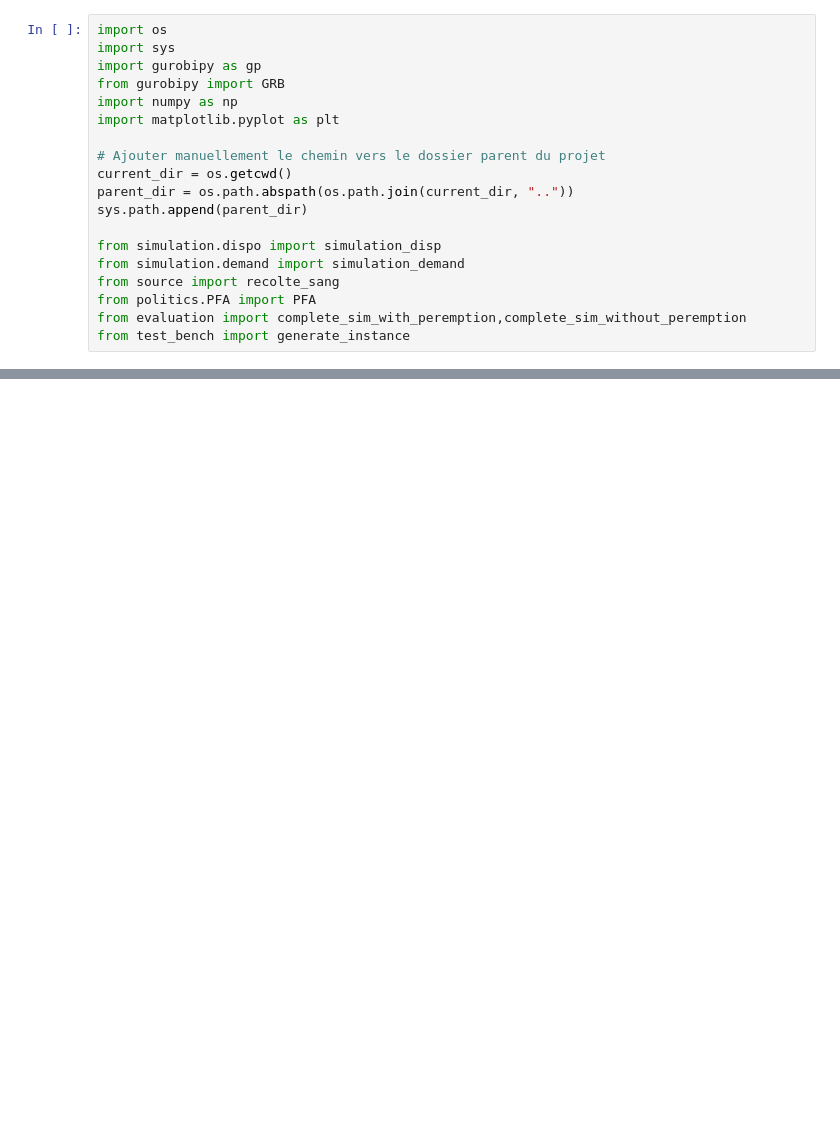
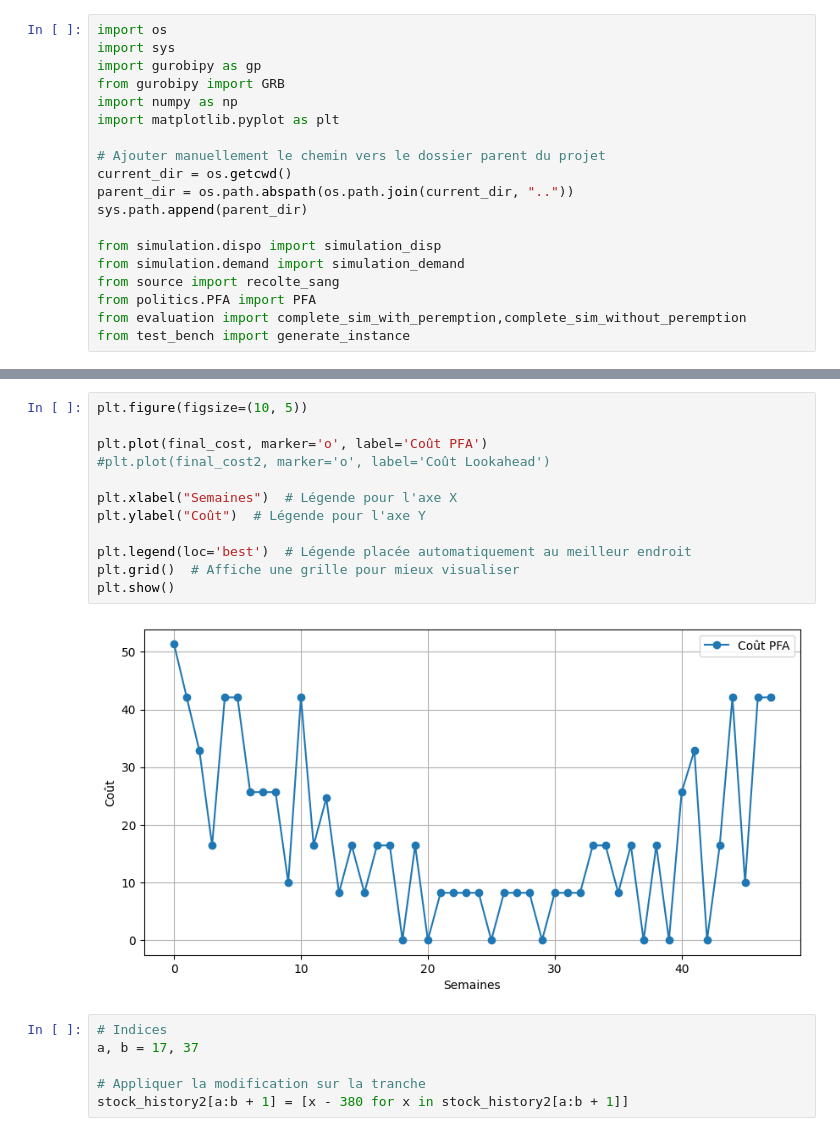
Before and after one commit to Joaquim2805/Blood_management_simulation, a Jupyter notebook: Dev/test.ipynb, the cells around one changed output, grey strips where cells are left out. Saved outputs shown, nothing was run; the diff lists cells and outputs as text; blank space fills up the shorter version.

```diff
--- a/Dev/test.ipynb
+++ b/Dev/test.ipynb
@@ -37,0 +93,20 @@ Coût associé : 426.87240660949976
+# %%
+plt.figure(figsize=(10, 5))
+
+plt.plot(final_cost, marker='o', label='Coût PFA')
+#plt.plot(final_cost2, marker='o', label='Coût Lookahead')
+
+plt.xlabel("Semaines")  # Légende pour l'axe X
+plt.ylabel("Coût")  # Légende pour l'axe Y
+
+plt.legend(loc='best')  # Légende placée automatiquement au meilleur endroit
+plt.grid()  # Affiche une grille pour mieux visualiser
+plt.show()
+# %% [output]
+[figure, added]
+# %%
+# Indices
+a, b = 17, 37
+
+# Appliquer la modification sur la tranche
+stock_history2[a:b + 1] = [x - 380 for x in stock_history2[a:b + 1]]
```
Also changed, not shown: parts of 13 cells of this notebook, 7 other files.
